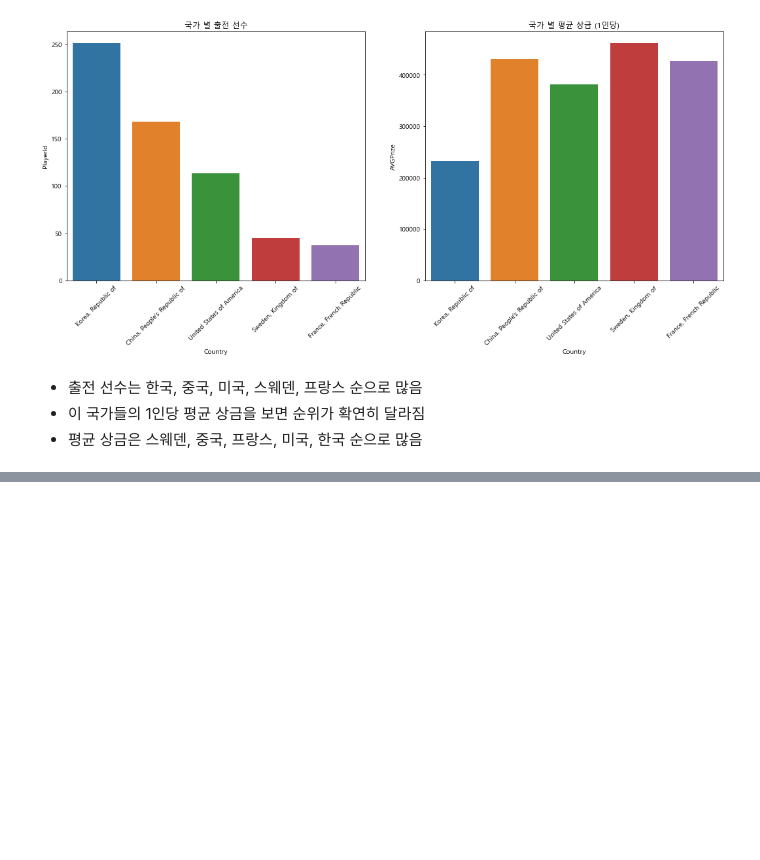
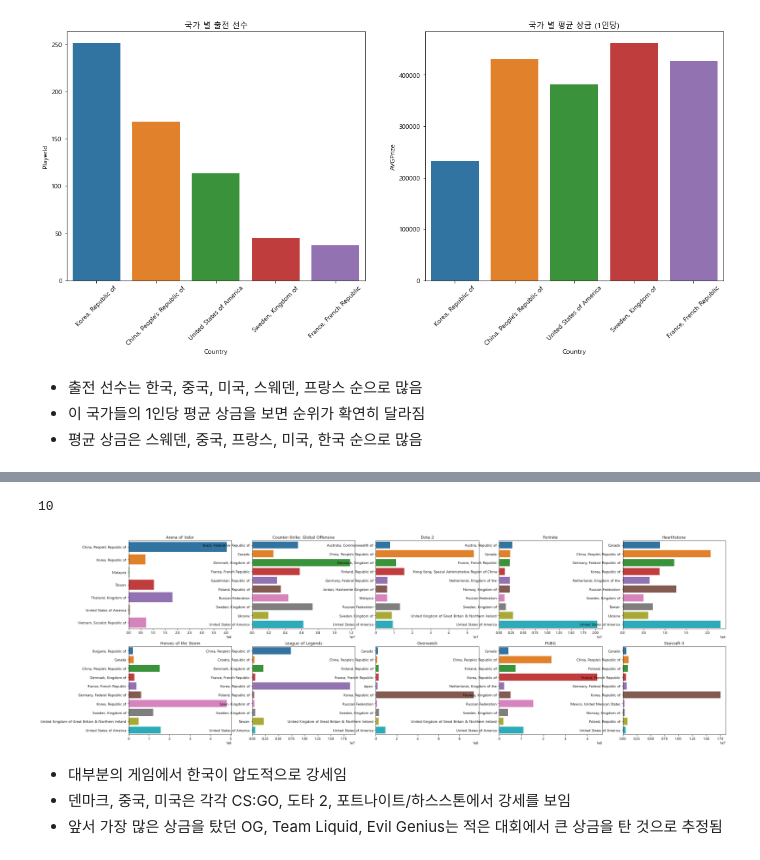
Before and after one commit to chester911/MainProjects, a Jupyter notebook: games/e-sports/earnings/e_sports_earning.ipynb, the cells around one changed output, grey strips where cells are left out. Saved outputs shown, nothing was run; the diff lists cells and outputs as text; code cells hidden in the pictures; blank space fills up the shorter version.

```diff
--- a/games/e-sports/earnings/e_sports_earning.ipynb
+++ b/games/e-sports/earnings/e_sports_earning.ipynb
@@ -445,0 +553,5 @@ country.head()
+# %%
+player_country.rename(columns= {'Country_Name' : 'Country'}, inplace= True)
+
+country_prize= player_country.groupby(['Game', 'Country'])['TotalUSDPrize'].sum().reset_index()
+country_prize.head()
@@ -445,0 +565,4 @@ country.head()
+# %%
+# 게임별 총 상금 순위
+country_prize['PrizeRank']= country_prize.groupby('Game')['TotalUSDPrize'].rank(ascending= False)
+country_prize
@@ -445,0 +583,3 @@ country.head()
+# %%
+country_prize= country_prize[country_prize['PrizeRank']<= 10]
+country_prize.head()
@@ -445,0 +593,26 @@ country.head()
+# %%
+country_prize.Game.nunique()
+# %% [output]
+10
+# %%
+fig, ax= plt.subplots(2, 5, figsize= (30, 10))
+
+game_list= country_prize.Game.unique().tolist()
+
+for i in range(0, 10) :
+    if i< 5 :
+        sns.barplot(data= country_prize[country_prize['Game']== game_list[i]], x= 'TotalUSDPrize', y= 'Country', ax= ax[i// 5, i% 5])
+        ax[i// 5, i% 5].title.set_text(game_list[i])
+        ax[i// 5, i% 5].set_xlabel('')
+        ax[i// 5, i% 5].set_ylabel('')
+    else :
+        sns.barplot(data= country_prize[country_prize['Game']== game_list[i]], x= 'TotalUSDPrize', y= 'Country', ax= ax[i// 5, i% 5])
+        ax[i// 5, i% 5].title.set_text(game_list[i])
+        ax[i// 5, i% 5].set_xlabel('')
+        ax[i// 5, i% 5].set_ylabel('')
+# %% [output]
+[figure, added]
+# %% [markdown]
+* 대부분의 게임에서 한국이 압도적으로 강세임
+* 덴마크, 중국, 미국은 각각 CS:GO, 도타 2, 포트나이트/하스스톤에서 강세를 보임
+* 앞서 가장 많은 상금을 탔던 OG, Team Liquid, Evil Genius는 적은 대회에서 큰 상금을 탄 것으로 추정됨
```
Also changed, not shown: parts of 22 cells of this notebook.
